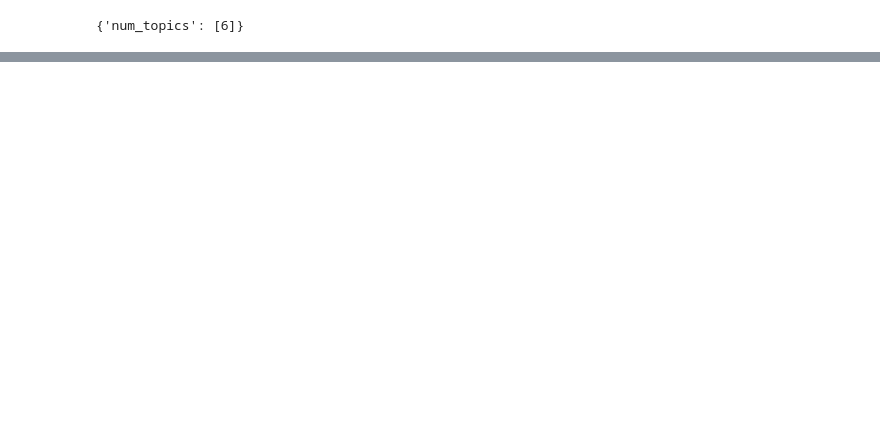
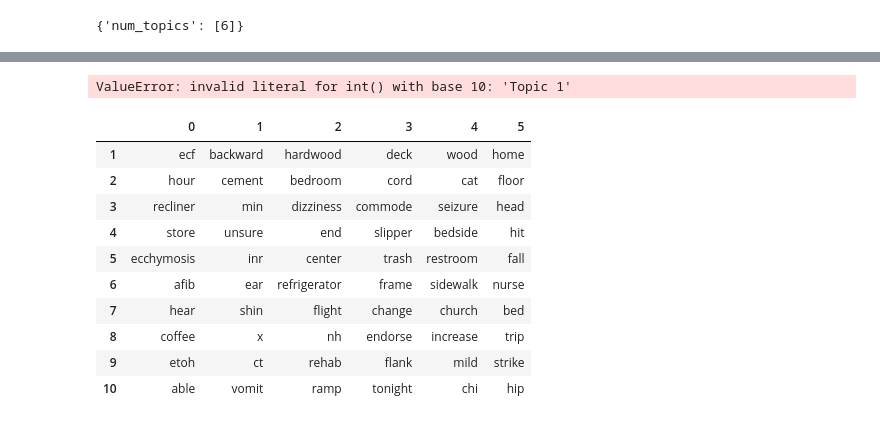
Before and after one commit to Queenvivy/CDC, a Jupyter notebook: CDC Adult Falls.ipynb, the cells around one changed output, grey strips where cells are left out. Saved outputs shown, nothing was run; the diff lists cells and outputs as text; code cells hidden in the pictures; blank space fills up the shorter version.

```diff
--- a/CDC Adult Falls.ipynb
+++ b/CDC Adult Falls.ipynb
@@ -1230,0 +1235,26 @@ We having a diversity score of 1 implies that each topic is unique and the words
+# %%
+nlda_model_topics = pd.DataFrame(trained_nlda_model['topics']).T
+
+#Shift the index to start from 1
+nlda_model_topics.index = nlda_model_topics.index + 1
+
+#Rename the headers
+headers = [f'Topic {i}' for i in range(1, 7)]
+nlda_model_topics.columns.values[:7] = headers
+# %% [output]
+ValueError: invalid literal for int() with base 10: 'Topic 1'
+# %%
+#Overview of the dataframe
+nlda_model_topics
+# %% [output]
+|  | 0 | 1 | 2 | 3 | 4 | 5 |
+| 1 | ecf | backward | hardwood | deck | wood | home |
+| 2 | hour | cement | bedroom | cord | cat | floor |
+| 3 | recliner | min | dizziness | commode | seizure | head |
+| 4 | store | unsure | end | slipper | bedside | hit |
+| 5 | ecchymosis | inr | center | trash | restroom | fall |
+| 6 | afib | ear | refrigerator | frame | sidewalk | nurse |
+| 7 | hear | shin | flight | change | church | bed |
+| 8 | coffee | x | nh | endorse | increase | trip |
+| 9 | etoh | ct | rehab | flank | mild | strike |
+| 10 | able | vomit | ramp | tonight | chi | hip |
```
Also changed, not shown: parts of 18 cells of this notebook.
